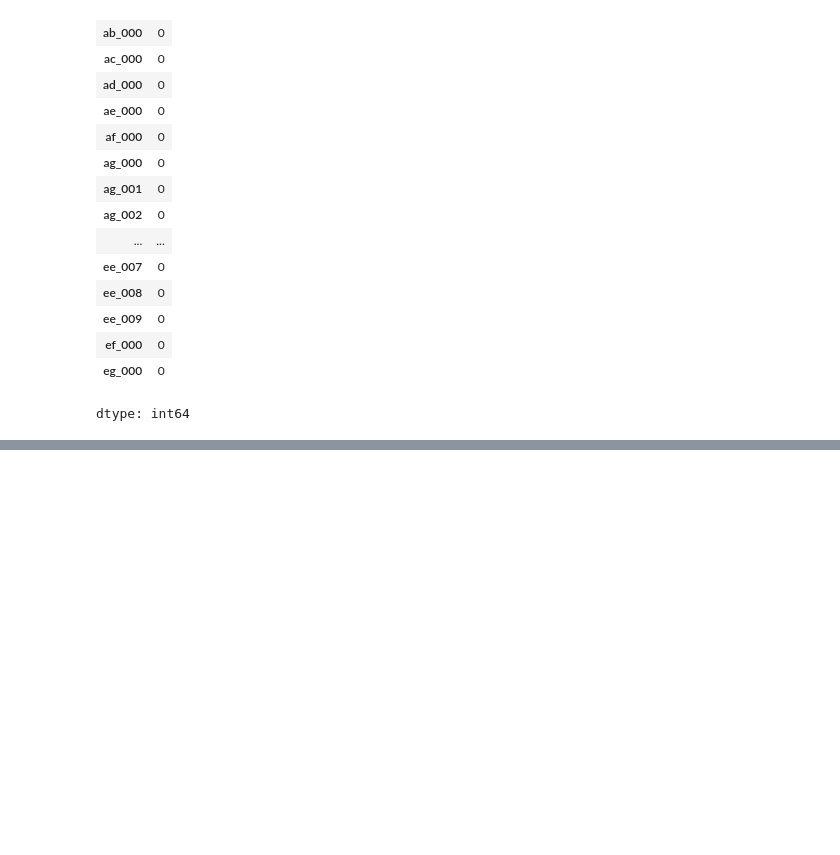
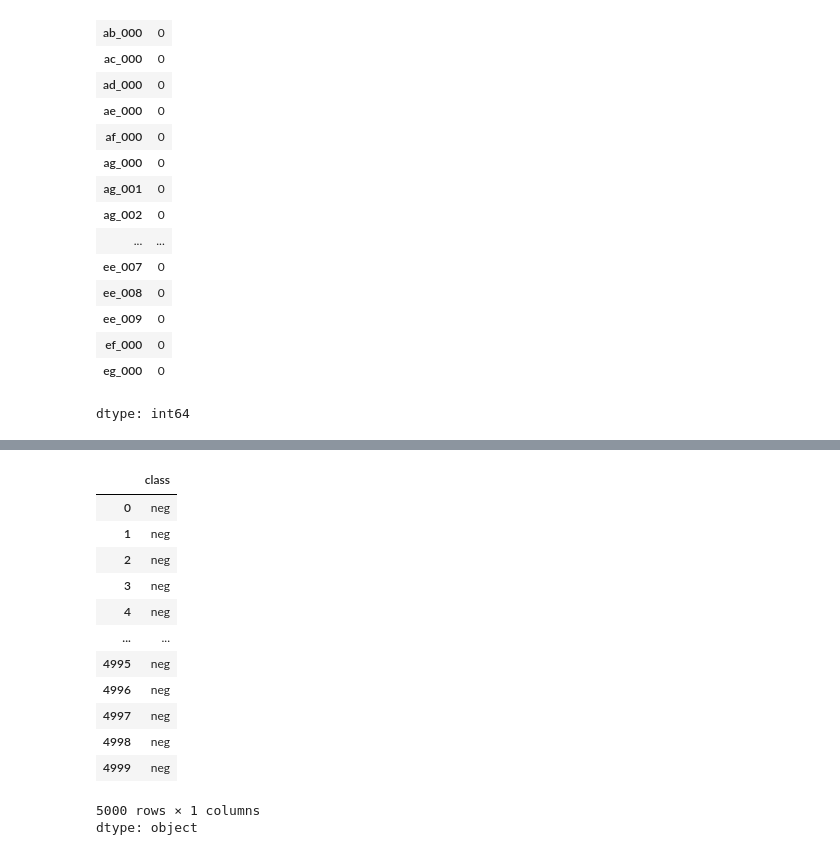
Before and after one commit to tasnim-shamsuddin/Deep-Learning-, a Jupyter notebook: DeepLearning.ipynb, the cells around one changed output, grey strips where cells are left out. Cells and saved outputs as stored; diff of their text form; code cells hidden in the pictures; blank space fills up the shorter version.

```diff
--- a/DeepLearning.ipynb
+++ b/DeepLearning.ipynb
@@ -130,0 +186,17 @@ y=df["class"]
+# %%
+y
+# %% [output]
+|  | class |
+| 0 | neg |
+| 1 | neg |
+| 2 | neg |
+| 3 | neg |
+| 4 | neg |
+| ... | ... |
+| 4995 | neg |
+| 4996 | neg |
+| 4997 | neg |
+| 4998 | neg |
+| 4999 | neg |
+5000 rows × 1 columns
+dtype: object
```
Also changed, not shown: parts of 16 cells of this notebook.
